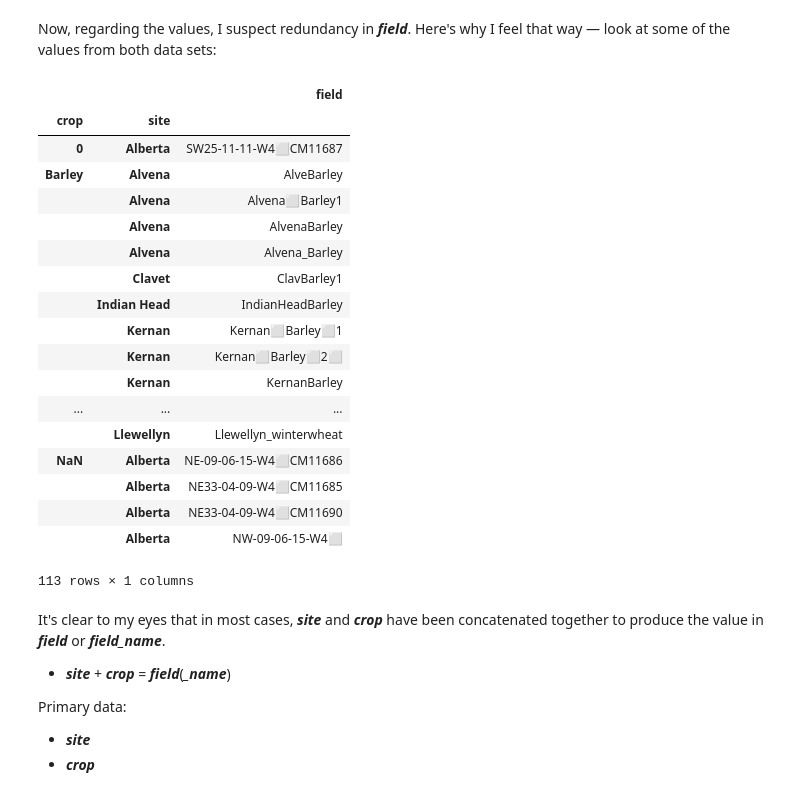
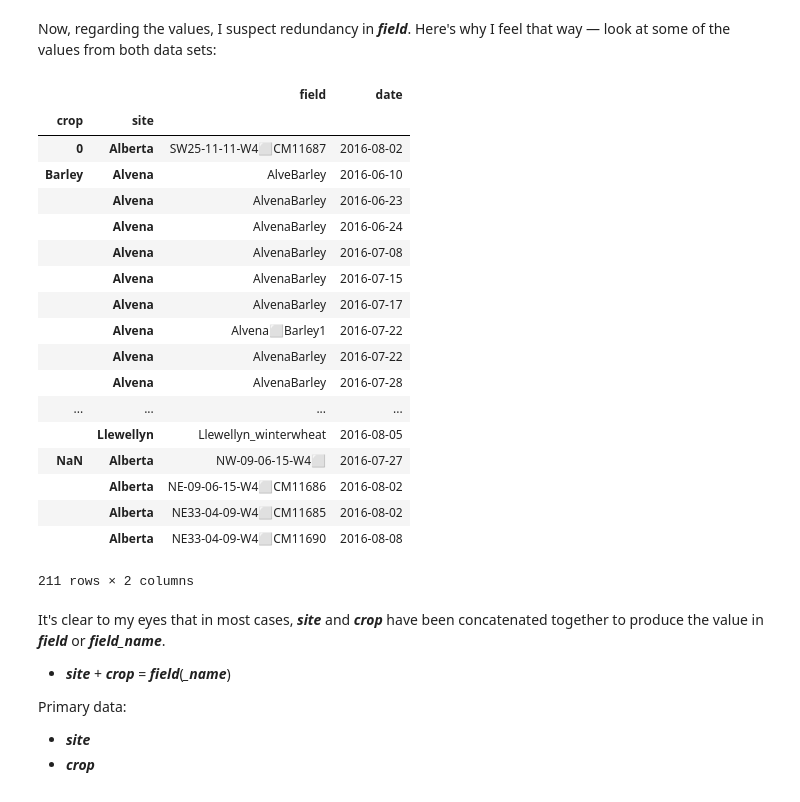
Before and after one commit to devvyn/aafc-field-data, a Jupyter notebook: notebook/projects/2016-sweep-vs-tiller/2016-sweep-vs-tiller.ipynb, the cells around one changed output. Saved outputs shown, nothing was run; the diff lists cells and outputs as text; code cells hidden in the pictures.

Commit message:
:construction: :memo: add to section: Align Selected Data Sets
-> Align Columns -> Field

```diff
--- a/notebook/projects/2016-sweep-vs-tiller/2016-sweep-vs-tiller.ipynb
+++ b/notebook/projects/2016-sweep-vs-tiller/2016-sweep-vs-tiller.ipynb
@@ -1469,45 +1469,50 @@ Now, regarding the values, I suspect redundancy in ***field***. Here's why I fee
 # %%
 pandas.options.display.max_rows = 20
 
-column_names = ['crop', 'site', 'field']
+column_names = ['crop', 'site', 'field', 'date']
 (
     pandas.concat(
         (
             hc[column_names],
             s2[column_names],
         ),
         keys=sheet_names,
         names=['worksheet', 'index',],
     )
     .sort_values(
-        by=['crop', 'site', 'field'],
+        by=['crop', 'site', 'date', 'field'],
     )
     .set_index(
-        keys=['crop', 'site',],
+        keys=['crop', 'site'],
     )
     .drop_duplicates()
-    .apply(show_spaces)
+    .apply(
+        {
+            'field': show_spaces,
+            'date': lambda x: x,
+        }
+    )
 )
 # %% [output]
-|  |  | field |
-| crop | site |  |
-| 0 | Alberta | SW25-11-11-W4⬜️CM11687 |
-| Barley | Alvena | AlveBarley |
-|  | Alvena | Alvena⬜️Barley1 |
-|  | Alvena | AlvenaBarley |
-|  | Alvena | Alvena_Barley |
-|  | Clavet | ClavBarley1 |
-|  | Indian Head | IndianHeadBarley |
-|  | Kernan | Kernan⬜️Barley⬜️1 |
-|  | Kernan | Kernan⬜️Barley⬜️2⬜️ |
-|  | Kernan | KernanBarley |
-| ... | ... | ... |
-|  | Llewellyn | Llewellyn_winterwheat |
-| NaN | Alberta | NE-09-06-15-W4⬜️CM11686 |
-|  | Alberta | NE33-04-09-W4⬜️CM11685 |
-|  | Alberta | NE33-04-09-W4⬜️CM11690 |
-|  | Alberta | NW-09-06-15-W4⬜️ |
+|  |  | field | date |
+| crop | site |  |  |
+| 0 | Alberta | SW25-11-11-W4⬜️CM11687 | 2016-08-02 |
+| Barley | Alvena | AlveBarley | 2016-06-10 |
+|  | Alvena | AlvenaBarley | 2016-06-23 |
+|  | Alvena | AlvenaBarley | 2016-06-24 |
+|  | Alvena | AlvenaBarley | 2016-07-08 |
+|  | Alvena | AlvenaBarley | 2016-07-15 |
+|  | Alvena | AlvenaBarley | 2016-07-17 |
+|  | Alvena | Alvena⬜️Barley1 | 2016-07-22 |
+|  | Alvena | AlvenaBarley | 2016-07-22 |
+|  | Alvena | AlvenaBarley | 2016-07-28 |
+| ... | ... | ... | ... |
+|  | Llewellyn | Llewellyn_winterwheat | 2016-08-05 |
+| NaN | Alberta | NW-09-06-15-W4⬜️ | 2016-07-27 |
+|  | Alberta | NE-09-06-15-W4⬜️CM11686 | 2016-08-02 |
+|  | Alberta | NE33-04-09-W4⬜️CM11685 | 2016-08-02 |
+|  | Alberta | NE33-04-09-W4⬜️CM11690 | 2016-08-08 |
-113 rows × 1 columns
+211 rows × 2 columns
 # %% [markdown]
 It's clear to my eyes that in most cases, ***site*** and ***crop*** have been concatenated together to produce the value in ***field*** or ***field_name***.
 
```
Also changed, not shown: parts of 7 cells of this notebook.
